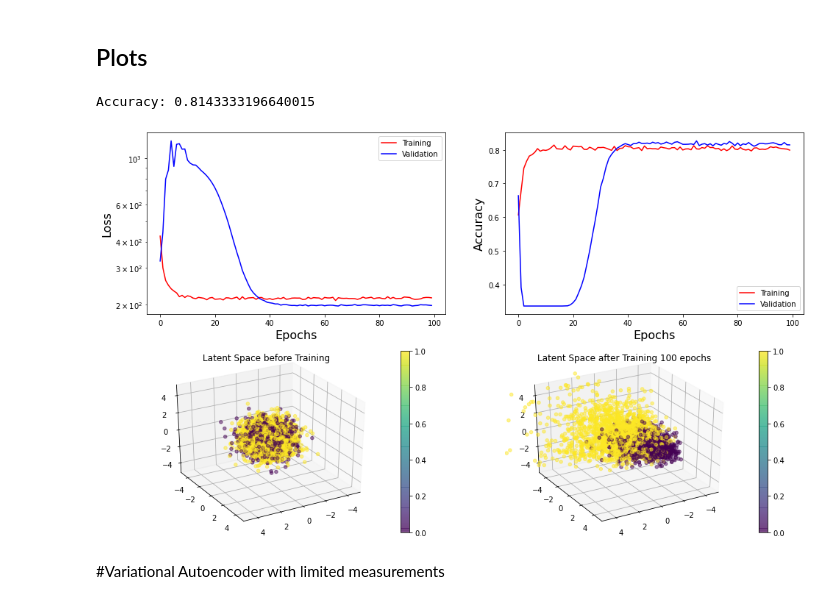
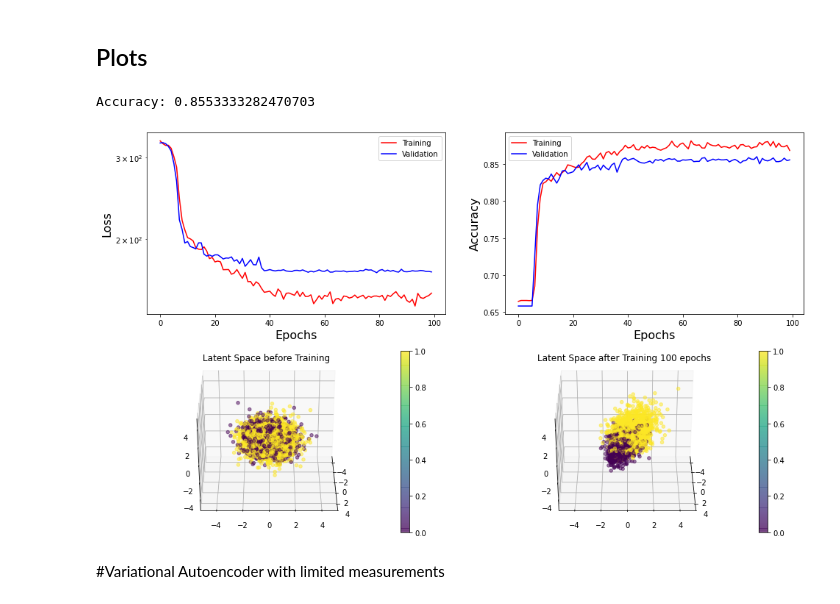
Before and after one commit to nahumsa/Entanglement-VAE, a Jupyter notebook: VAE Entanglement Witness3D_version_0.ipynb, the cells around one changed output. Drawn from its saved outputs; the diff is of its cells as text; code cells hidden in the pictures.

Commit message:
Fixed previous issue removing Batchnorm

```diff
--- a/VAE Entanglement Witness3D_version_0.ipynb
+++ b/VAE Entanglement Witness3D_version_0.ipynb
@@ -179,7 +179,7 @@ from Models.ENT_VAE import EntanglementSoftmax
 input_dimension = (X_train.shape[1],)
 encoder_dense = [512,256,128,52]
 decoder_dense = [52,128,256, 512, 2]
-batch_norm = True
+batch_norm = False
 dropout = True
 ZDIM = 3
 
@@ -195,7 +195,7 @@ bvae = EntanglementSoftmax(input_dim = input_dimension
 z_mu_b = bvae.encoder.predict(X_test)
 # %%
 #Compile Parameters (These parameters depend on a fine tuning)
-LEARNING_RATE = 0.005
+LEARNING_RATE = 0.0005
 R_LOSS_FACTOR = 500
 BETA = 1
 bvae.compile(LEARNING_RATE, R_LOSS_FACTOR, BETA)
@@ -235,8 +235,8 @@ history = bvae.train( x_train = X_train
 #Metrics
 loss = history.history['loss']
 val_loss = history.history['val_loss']
-accuracy = history.history['categorical_accuracy']
-val_accuracy = history.history['val_categorical_accuracy']
+accuracy = history.history['accuracy']
+val_accuracy = history.history['val_accuracy']
 
 print(f'Accuracy: {val_accuracy[-1]}')
 
@@ -262,36 +262,36 @@ ax2.plot(epochs, val_accuracy, 'b', label='Validation')
 ax2.set_xlabel('Epochs', size=16)
 ax2.set_ylabel('Accuracy', size=16)
 ax2.legend()
 
 
 #3D plots parameters
 limits = 5
 angle_1 = 30
-angle_2 = 60
+angle_2 = 0
 
 ims = ax3.scatter3D(z_mu_b[:, 0], z_mu_b[:, 1], z_mu_b[:, 2], alpha=0.5, c=Y_test);
 ax3.set_title(f'Latent Space before Training')
 ax3.set_ylim(-limits,limits)
 ax3.set_xlim(-limits,limits)
 ax3.set_zlim(-limits,limits)
 ax3.grid()
 ax3.view_init(angle_1, angle_2)
 plt.colorbar(ims, ax=ax3)
 
 z_mu_0 = bvae.encoder.predict(X_test)
 ims = ax4.scatter3D(z_mu_0[:, 0], z_mu_0[:, 1], z_mu_0[:, 2], alpha=0.5, c=Y_test);
 ax4.set_title(f'Latent Space after Training {EPOCHS} epochs')
 ax4.set_ylim(-limits,limits)
 ax4.set_xlim(-limits,limits)
 ax4.set_zlim(-limits,limits)
 ax4.grid()
 ax4.view_init(angle_1 , angle_2)
 plt.colorbar(ims, ax=ax4)
 
 plt.show()
 # %% [output]
-Accuracy: 0.8143333196640015
+Accuracy: 0.8553333282470703
-[figure, old version]
+[figure, new version]
 # %% [markdown]
 #Variational Autoencoder with limited measurements
 # %% [markdown]
```
Also changed, not shown: parts of 3 cells of this notebook.
